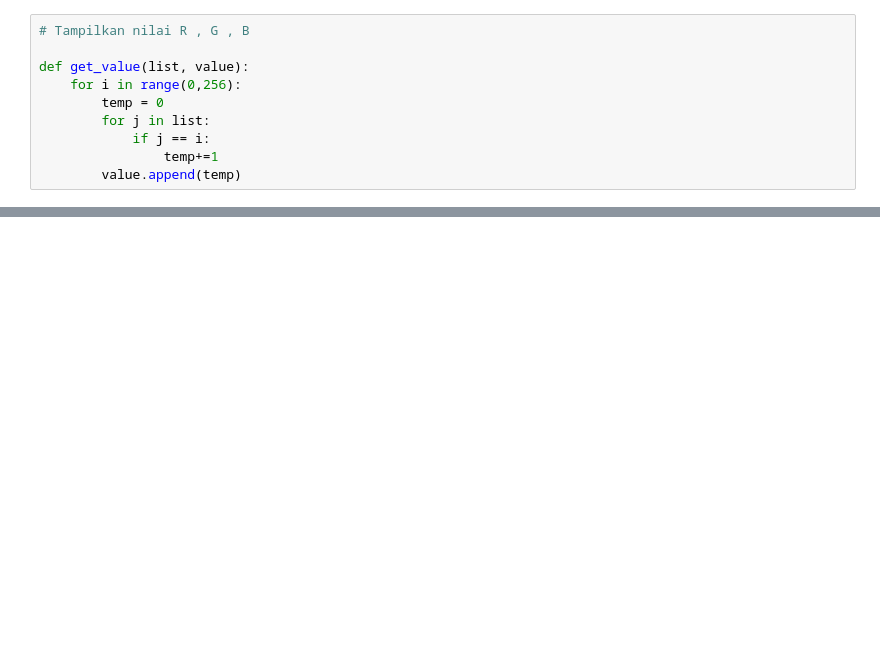
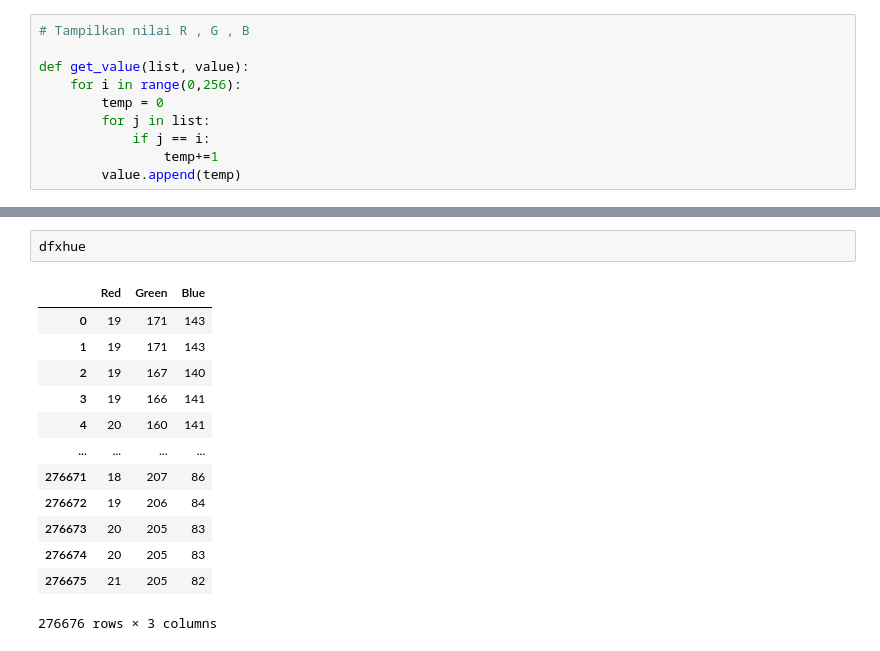
Before and after one commit to zodplugin/PengolahanCitra, a Jupyter notebook: M1_Pengolahan_Citra.ipynb, the cells around one changed output, grey strips where cells are left out. Drawn from its saved outputs; the diff is of its cells as text; blank space fills up the shorter version.

```diff
--- a/M1_Pengolahan_Citra.ipynb
+++ b/M1_Pengolahan_Citra.ipynb
@@ -147,0 +171,16 @@ Sum:    10000   10000   10000   10006
+# %%
+dfxhue
+# %% [output]
+|  | Red | Green | Blue |
+| 0 | 19 | 171 | 143 |
+| 1 | 19 | 171 | 143 |
+| 2 | 19 | 167 | 140 |
+| 3 | 19 | 166 | 141 |
+| 4 | 20 | 160 | 141 |
+| ... | ... | ... | ... |
+| 276671 | 18 | 207 | 86 |
+| 276672 | 19 | 206 | 84 |
+| 276673 | 20 | 205 | 83 |
+| 276674 | 20 | 205 | 83 |
+| 276675 | 21 | 205 | 82 |
+276676 rows × 3 columns
```
Also changed, not shown: parts of 19 cells of this notebook.
